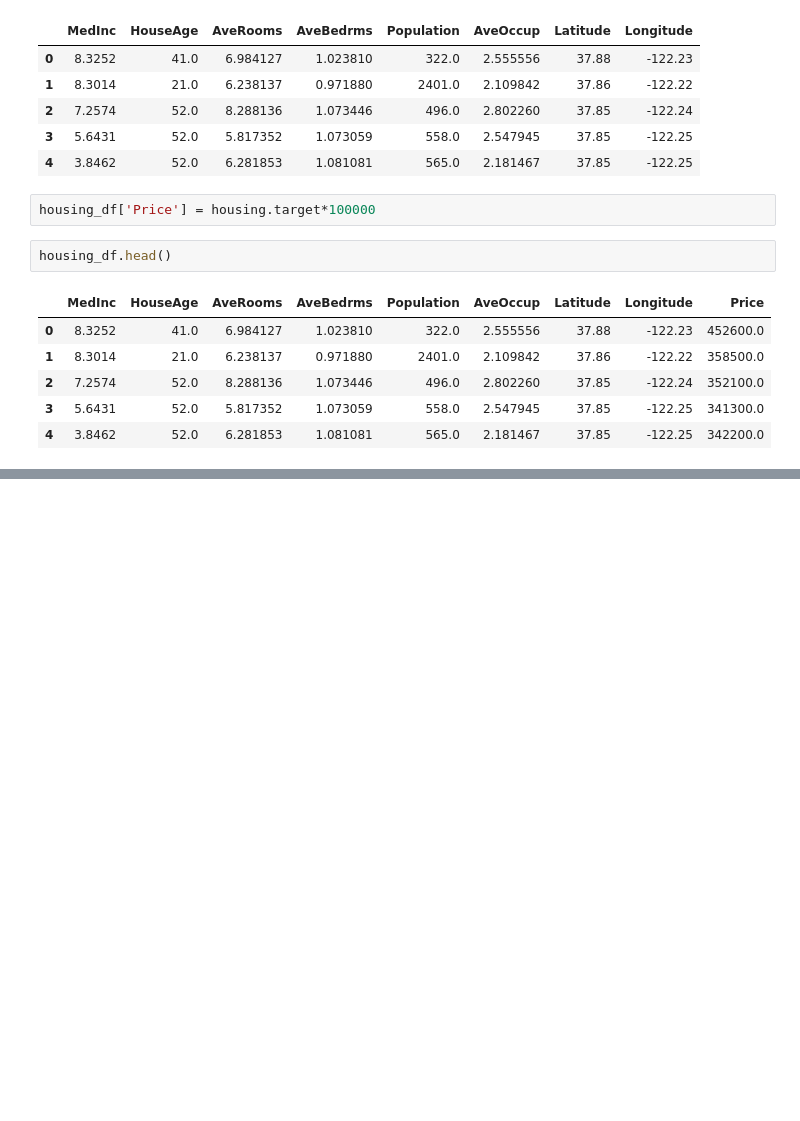
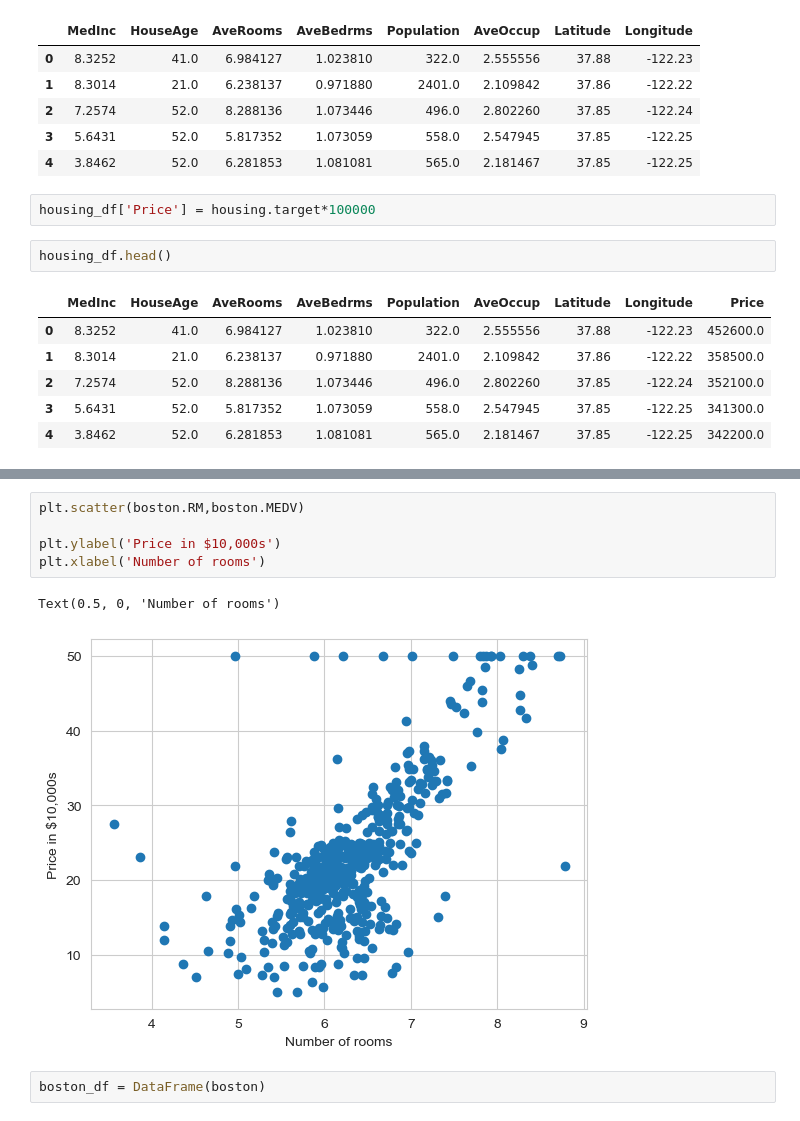
Before and after one commit to tylercoen/python, a Jupyter notebook: Learning Python for Data Analysis and Visualization/Machine Learning/Linear Regression.ipynb, the cells around one changed output, grey strips where cells are left out. Saved outputs shown, nothing was run; the diff lists cells and outputs as text; blank space fills up the shorter version.

```diff
--- a/Learning Python for Data Analysis and Visualization/Machine Learning/Linear Regression.ipynb
+++ b/Learning Python for Data Analysis and Visualization/Machine Learning/Linear Regression.ipynb
@@ -78,0 +127,10 @@ sns.lmplot(x='AveBedrms',y='Price',data=housing_df)
+# %%
+plt.scatter(boston.RM,boston.MEDV)
+
+plt.ylabel('Price in $10,000s')
+plt.xlabel('Number of rooms')
+# %% [output]
+Text(0.5, 0, 'Number of rooms')
+[figure, added]
+# %%
+boston_df = DataFrame(boston)
```
Also changed, not shown: parts of 33 cells of this notebook, 1 other file.
